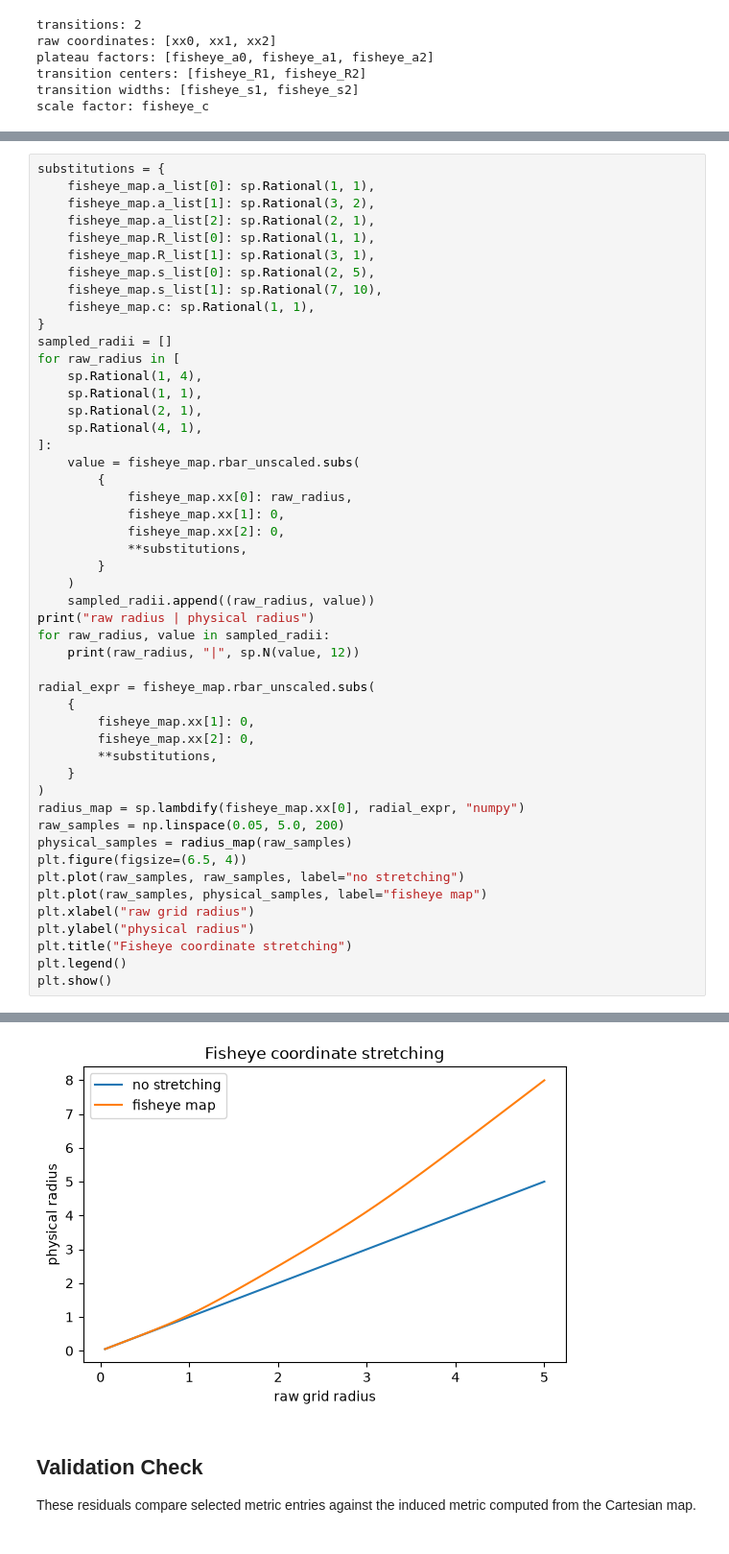
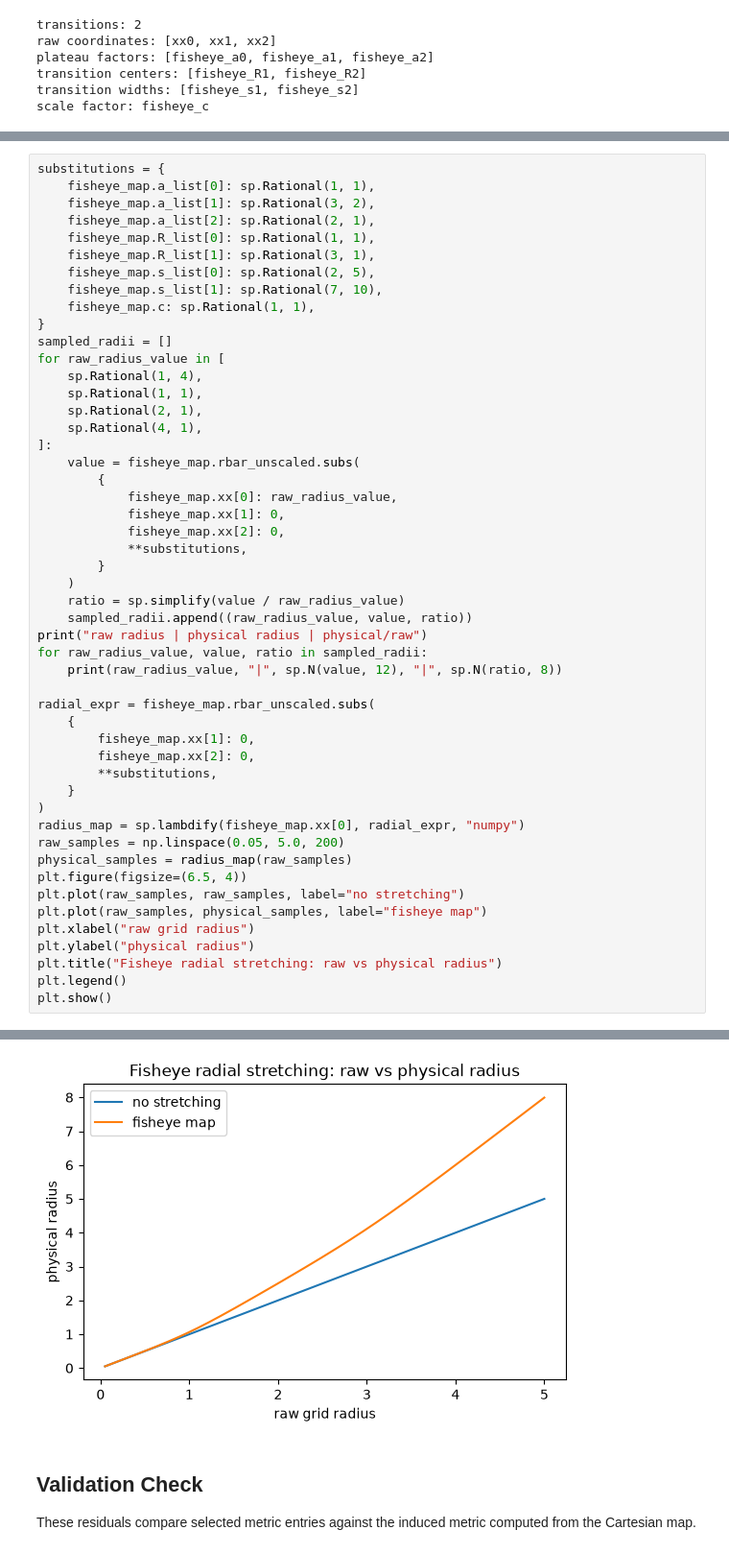
Before and after one commit to nrpy/tutorial, a Jupyter notebook: 4-curvilinear/generalrfm_and_fisheye.ipynb, the cells around one changed output, grey strips where cells are left out. Shown at 96% size. Drawn from its saved outputs; the diff is of its cells as text.

```diff
--- a/4-curvilinear/generalrfm_and_fisheye.ipynb
+++ b/4-curvilinear/generalrfm_and_fisheye.ipynb
@@ -162,7 +183,7 @@ substitutions = {
     fisheye_map.c: sp.Rational(1, 1),
 }
 sampled_radii = []
-for raw_radius in [
+for raw_radius_value in [
     sp.Rational(1, 4),
     sp.Rational(1, 1),
     sp.Rational(2, 1),
@@ -170,16 +191,17 @@ for raw_radius in [
 ]:
     value = fisheye_map.rbar_unscaled.subs(
         {
-            fisheye_map.xx[0]: raw_radius,
+            fisheye_map.xx[0]: raw_radius_value,
             fisheye_map.xx[1]: 0,
             fisheye_map.xx[2]: 0,
             **substitutions,
         }
     )
-    sampled_radii.append((raw_radius, value))
-print("raw radius | physical radius")
-for raw_radius, value in sampled_radii:
-    print(raw_radius, "|", sp.N(value, 12))
+    ratio = sp.simplify(value / raw_radius_value)
+    sampled_radii.append((raw_radius_value, value, ratio))
+print("raw radius | physical radius | physical/raw")
+for raw_radius_value, value, ratio in sampled_radii:
+    print(raw_radius_value, "|", sp.N(value, 12), "|", sp.N(ratio, 8))
 
 radial_expr = fisheye_map.rbar_unscaled.subs(
     {
@@ -196,7 +218,7 @@ plt.plot(raw_samples, raw_samples, label="no stretching")
 plt.plot(raw_samples, physical_samples, label="fisheye map")
 plt.xlabel("raw grid radius")
 plt.ylabel("physical radius")
-plt.title("Fisheye coordinate stretching")
+plt.title("Fisheye radial stretching: raw vs physical radius")
 plt.legend()
 plt.show()
 # %% [output]
@@ -208,4 +230,4 @@ raw radius | physical radius
-[figure, old version]
+[figure, new version]
 # %% [markdown]
 ## Validation Check
 
```
Also changed, not shown: parts of 16 cells of this notebook, 3 other files.
